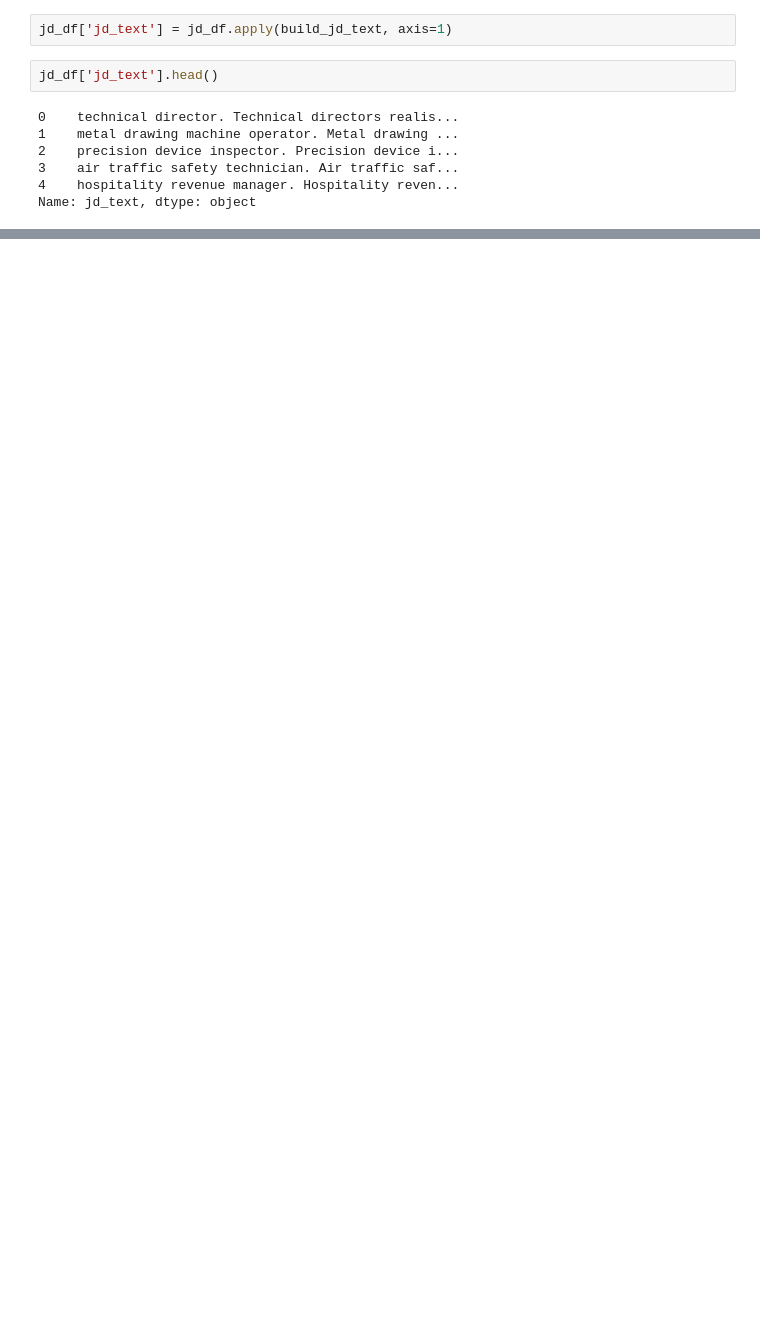
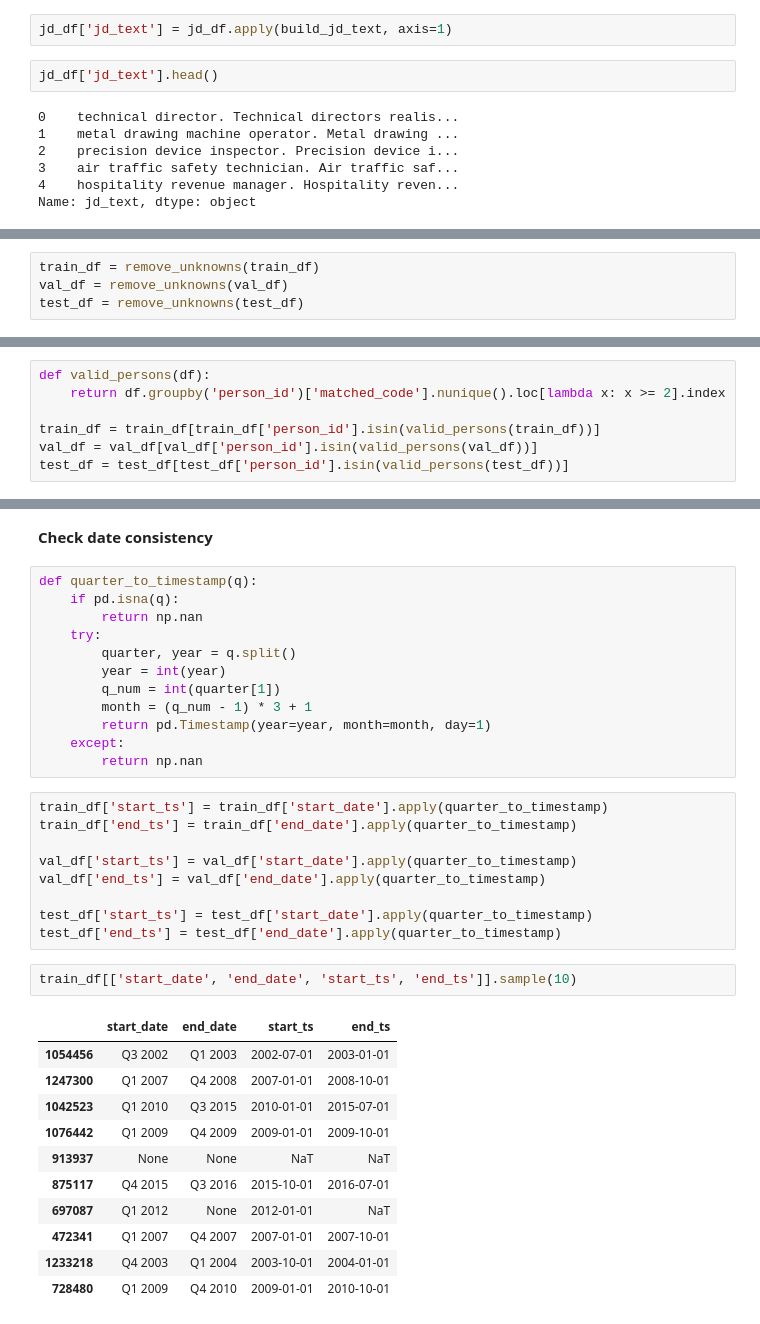
Before and after one commit to 20240693/Thesis-Career-Transitions, a Jupyter notebook: Notebooks/00_build_dataset_jobhop_esco.ipynb, the cells around one changed output, grey strips where cells are left out. Cells and saved outputs as stored; diff of their text form; blank space fills up the shorter version.

```diff
--- a/Notebooks/00_build_dataset_jobhop_esco.ipynb
+++ b/Notebooks/00_build_dataset_jobhop_esco.ipynb
@@ -402,0 +649,4 @@ os.getcwd()
+# %%
+train_df = remove_unknowns(train_df)
+val_df = remove_unknowns(val_df)
+test_df = remove_unknowns(test_df)
@@ -402,0 +716,7 @@ os.getcwd()
+# %%
+def valid_persons(df):
+    return df.groupby('person_id')['matched_code'].nunique().loc[lambda x: x >= 2].index
+
+train_df = train_df[train_df['person_id'].isin(valid_persons(train_df))]
+val_df = val_df[val_df['person_id'].isin(valid_persons(val_df))]
+test_df = test_df[test_df['person_id'].isin(valid_persons(test_df))]
@@ -402,0 +737,37 @@ os.getcwd()
+# %% [markdown]
+**Check date consistency**
+# %%
+def quarter_to_timestamp(q):
+    if pd.isna(q):
+        return np.nan
+    try:
+        quarter, year = q.split()
+        year = int(year)
+        q_num = int(quarter[1])
+        month = (q_num - 1) * 3 + 1
+        return pd.Timestamp(year=year, month=month, day=1)
+    except:
+        return np.nan
+# %%
+train_df['start_ts'] = train_df['start_date'].apply(quarter_to_timestamp)
+train_df['end_ts'] = train_df['end_date'].apply(quarter_to_timestamp)
+
+val_df['start_ts'] = val_df['start_date'].apply(quarter_to_timestamp)
+val_df['end_ts'] = val_df['end_date'].apply(quarter_to_timestamp)
+
+test_df['start_ts'] = test_df['start_date'].apply(quarter_to_timestamp)
+test_df['end_ts'] = test_df['end_date'].apply(quarter_to_timestamp)
+# %%
+train_df[['start_date', 'end_date', 'start_ts', 'end_ts']].sample(10)
+# %% [output]
+|  | start_date | end_date | start_ts | end_ts |
+| 1054456 | Q3 2002 | Q1 2003 | 2002-07-01 | 2003-01-01 |
+| 1247300 | Q1 2007 | Q4 2008 | 2007-01-01 | 2008-10-01 |
+| 1042523 | Q1 2010 | Q3 2015 | 2010-01-01 | 2015-07-01 |
+| 1076442 | Q1 2009 | Q4 2009 | 2009-01-01 | 2009-10-01 |
+| 913937 | None | None | NaT | NaT |
+| 875117 | Q4 2015 | Q3 2016 | 2015-10-01 | 2016-07-01 |
+| 697087 | Q1 2012 | None | 2012-01-01 | NaT |
+| 472341 | Q1 2007 | Q4 2007 | 2007-01-01 | 2007-10-01 |
+| 1233218 | Q4 2003 | Q1 2004 | 2003-10-01 | 2004-01-01 |
+| 728480 | Q1 2009 | Q4 2010 | 2009-01-01 | 2010-10-01 |
```
Also changed, not shown: parts of 102 cells of this notebook.
